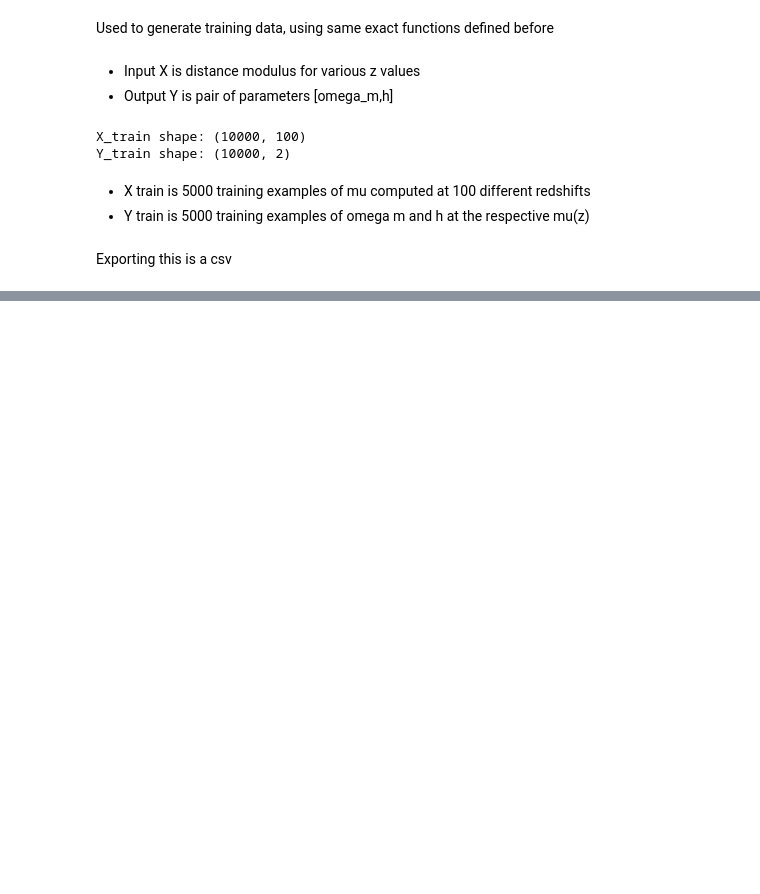
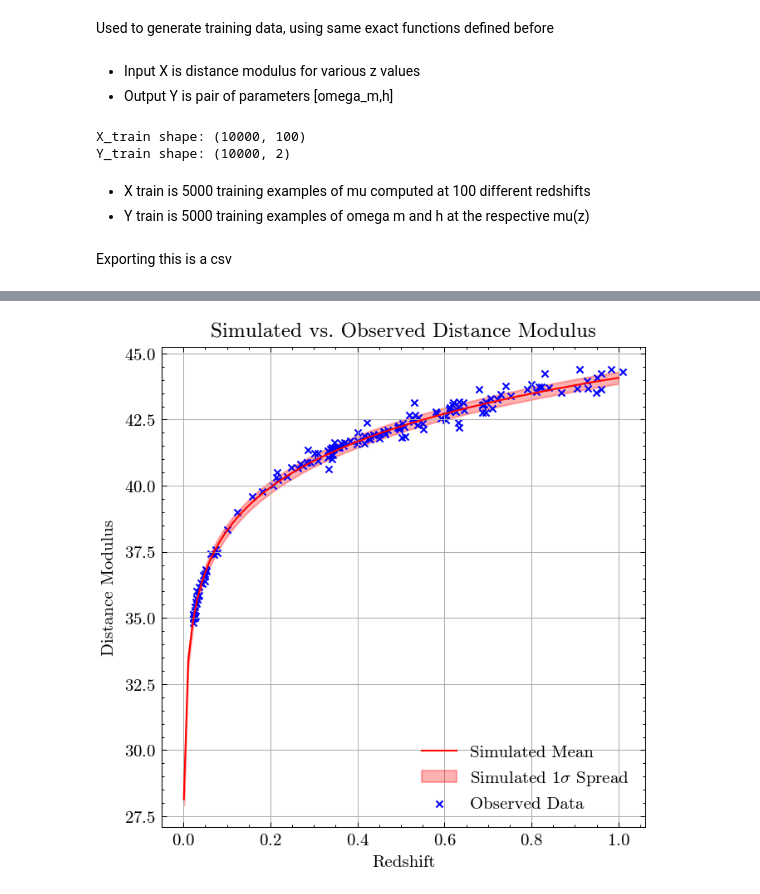
Before and after one commit to josephasal/cosmo_inference, a Jupyter notebook: neural_network/simulating_data.ipynb, the cells around one changed output, grey strips where cells are left out. Drawn from its saved outputs; the diff is of its cells as text; code cells hidden in the pictures; blank space fills up the shorter version.

Commit message:
Added plot of simulated vs observed data

```diff
--- a/neural_network/simulating_data.ipynb
+++ b/neural_network/simulating_data.ipynb
@@ -65,13 +65,15 @@ omega_m_samples = np.random.uniform(0.25,0.35, training_samples)
 h_samples = np.random.uniform(0.65,0.8, training_samples)
 
 #grid of redshift values
-redshifts = np.linspace(0.01,1,100)
+redshifts = np.linspace(0.001,1,100)
+zero_point_offset = 0.05
 
 #calulcating distance moudulus for each parameter across the 100 redshift values
 mu = []
 for omega_m_i, hi in zip(omega_m_samples, h_samples):
   mu_vector = calculate_distance_modulus(redshifts, omega_m_i, hi)
-  mu_noisy_vector = mu_vector + np.random.normal(0, 0.181, mu_vector.shape) #adding noise to the data, based on mean error in the observation data
+  mu_vector_offset = mu_vector + zero_point_offset
+  mu_noisy_vector = mu_vector_offset + np.random.normal(0, 0.181, mu_vector.shape) #adding noise to the data, based on mean error in the observation data
   mu.append(mu_noisy_vector)
 
 #Definfing training examples:
@@ -108,0 +111,14 @@ training_examples.to_csv('noisy_training_data.csv', index = False)
+# %%
+#comparing to observed data
+#loading in the supernova data set
+import numpy as np
+import pandas as pd
+
+filepath = '/content/drive/MyDrive/Colab Notebooks/Bayesian Stats in Cosmology/Restructured code/LOWZ+ESSENCE+SNLS.csv'
+supernova_df = pd.read_csv(filepath)
+
+#defining variables
+redshift = supernova_df['Z'].values
+distance_mod = supernova_df['MU'].values
+err_distance_mod = supernova_df['MUERR']  #can maybe incorporate this into a bayesian neural network??
+supernova_df.shape
@@ -108,0 +146,31 @@ training_examples.to_csv('noisy_training_data.csv', index = False)
+# %%
+import numpy as np
+import matplotlib.pyplot as plt
+import scienceplots
+
+#simulated mean and std
+
+sim_mean = np.mean(X_train, axis=0)
+sim_std  = np.std(X_train, axis=0)
+
+
+plt.style.use(['science', 'no-latex'])
+plt.figure(figsize=(5, 5), dpi = 150)
+
+# Plot the simulated training data envelope
+plt.plot(redshifts, sim_mean, color='red', label='Simulated Mean')
+plt.fill_between(redshifts, sim_mean - sim_std, sim_mean + sim_std, color='red', alpha=0.3, label='Simulated 1$\sigma$ Spread')
+
+# Plot the observed data with error bars
+plt.scatter(redshift, distance_mod, marker='x', color='blue',
+             s=15, label='Observed Data')
+
+# Labeling the plot
+plt.xlabel('Redshift')
+plt.ylabel('Distance Modulus')
+plt.title('Simulated vs. Observed Distance Modulus')
+plt.legend()
+plt.grid(True)
+plt.show()
+# %% [output]
+[figure, added]
```
Also changed, not shown: parts of 3 cells of this notebook.
